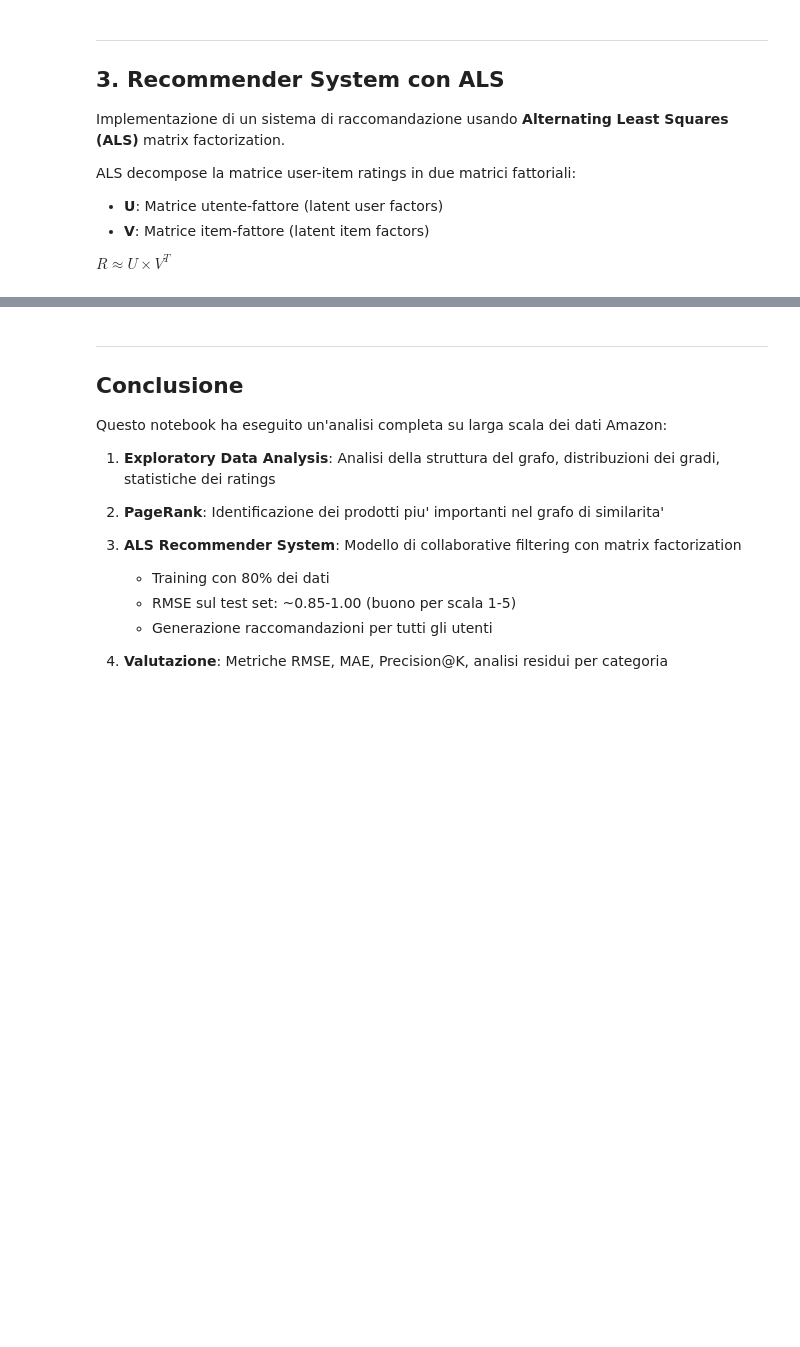
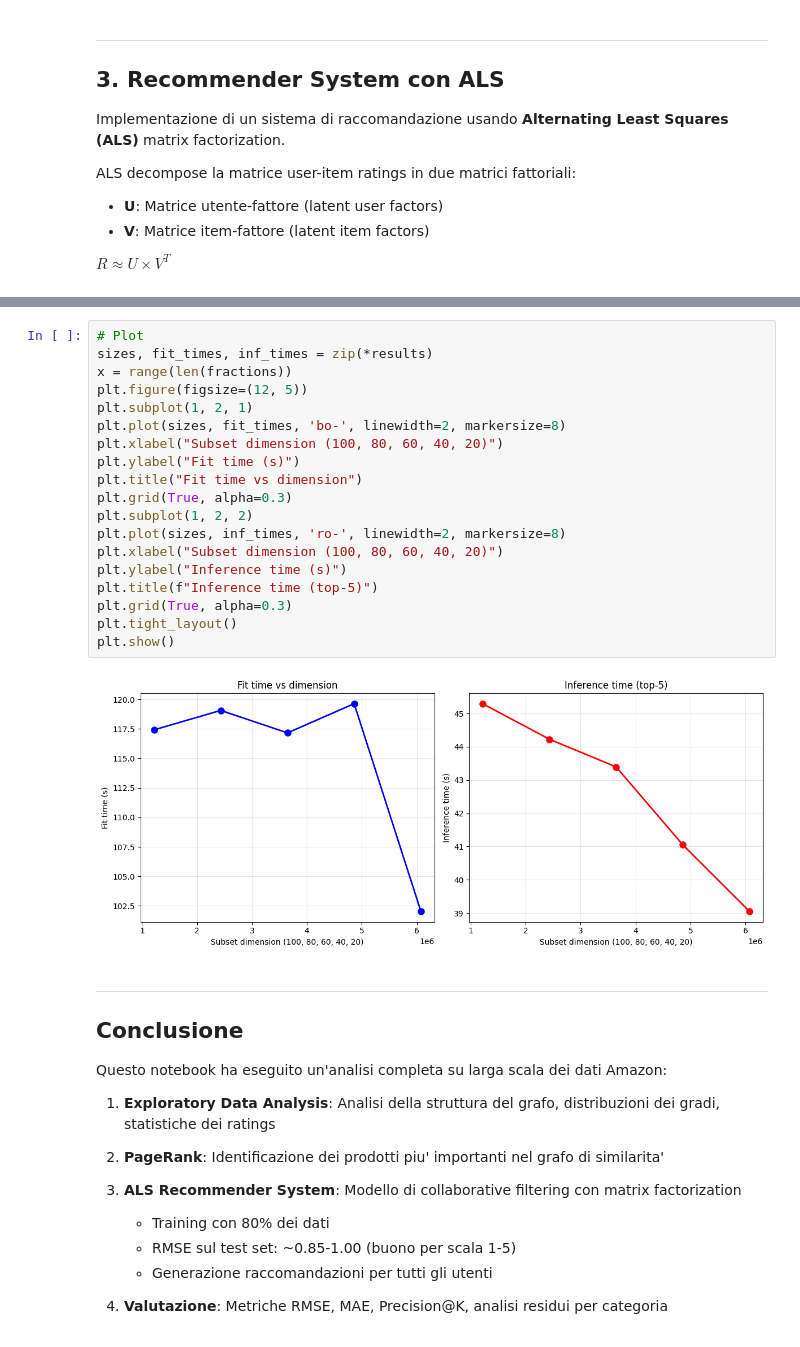
Before and after one commit to filippostanghellini/DataMining-Project, a Jupyter notebook: amazon_analysis_spark.ipynb, the cells around one changed output, grey strips where cells are left out. Cells and saved outputs as stored; diff of their text form; blank space fills up the shorter version.

```diff
--- a/amazon_analysis_spark.ipynb
+++ b/amazon_analysis_spark.ipynb
@@ -1131,3 +1117,24 @@ Error:
+# %%
+# Plot
+sizes, fit_times, inf_times = zip(*results)
+x = range(len(fractions))
+plt.figure(figsize=(12, 5))
+plt.subplot(1, 2, 1)
+plt.plot(sizes, fit_times, 'bo-', linewidth=2, markersize=8)
+plt.xlabel("Subset dimension (100, 80, 60, 40, 20)")
+plt.ylabel("Fit time (s)")
+plt.title("Fit time vs dimension")
+plt.grid(True, alpha=0.3)
+plt.subplot(1, 2, 2)
+plt.plot(sizes, inf_times, 'ro-', linewidth=2, markersize=8)
+plt.xlabel("Subset dimension (100, 80, 60, 40, 20)")
+plt.ylabel("Inference time (s)")
+plt.title(f"Inference time (top-5)")
+plt.grid(True, alpha=0.3)
+plt.tight_layout()
+plt.show()
+# %% [output]
+[figure, added]
 # %% [markdown]
 ---
 
```
Also changed, not shown: parts of 26 cells of this notebook, 1 other file.
